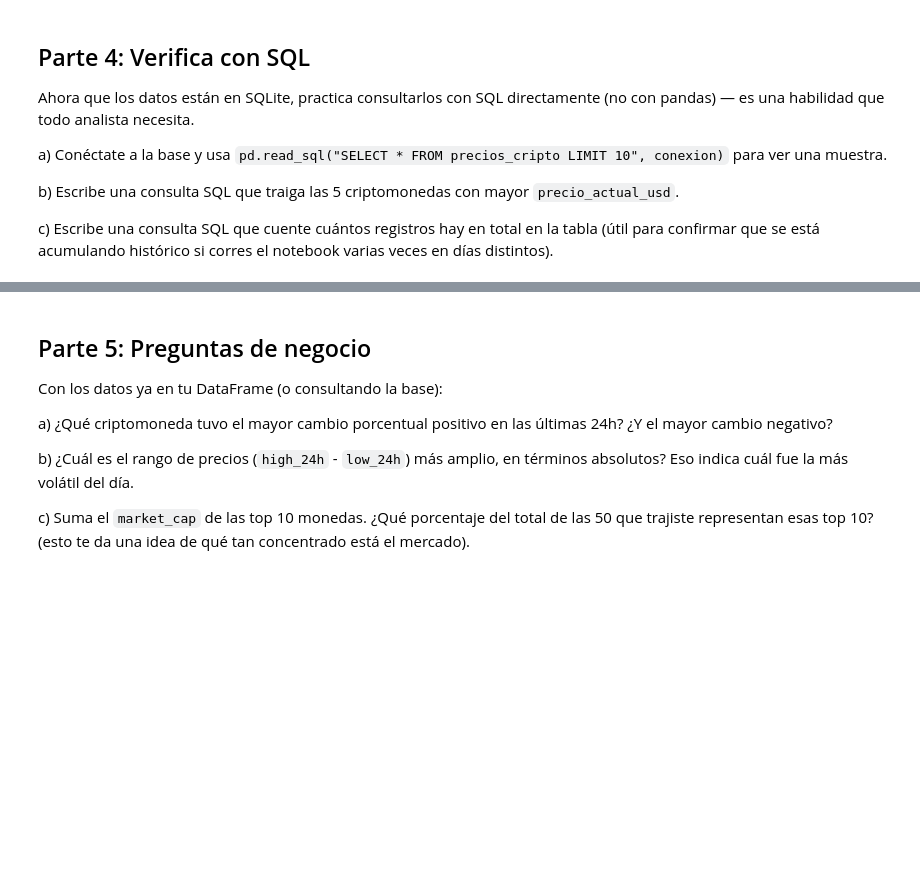
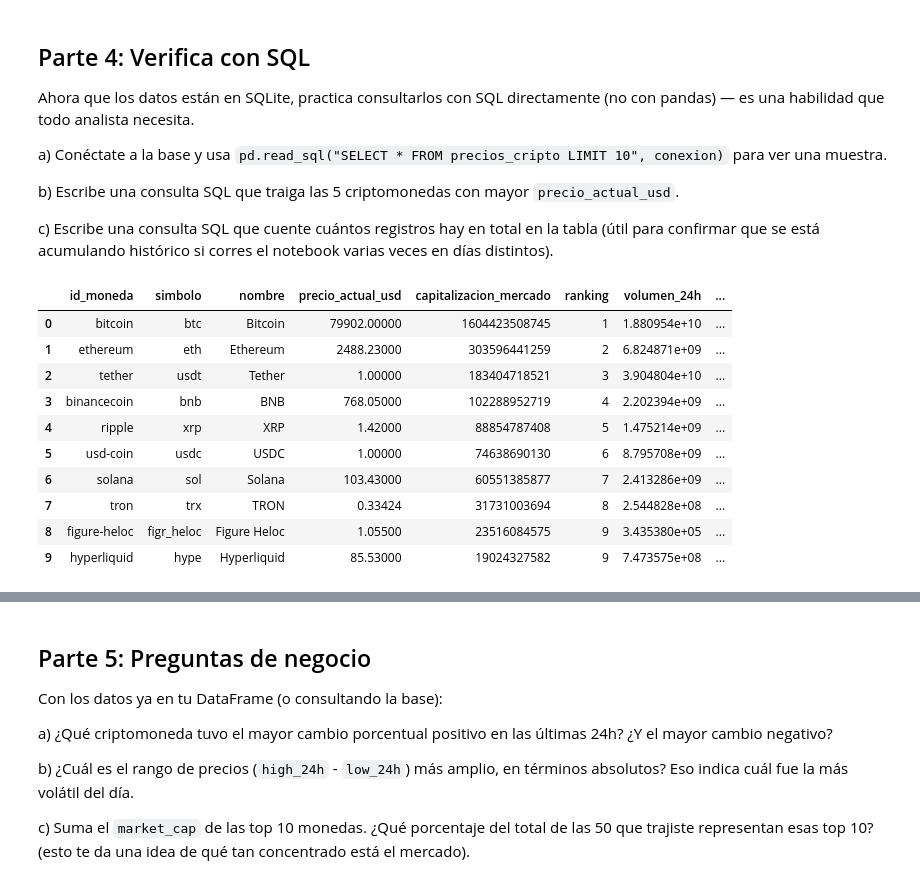
Before and after one commit to javisdata/portafolio-analisis, a Jupyter notebook: 02-etl-api-criptomonedas/notebooks/etl.ipynb, the cells around one changed output, grey strips where cells are left out. Saved outputs shown, nothing was run; the diff lists cells and outputs as text; code cells hidden in the pictures; blank space fills up the shorter version.

```diff
--- a/02-etl-api-criptomonedas/notebooks/etl.ipynb
+++ b/02-etl-api-criptomonedas/notebooks/etl.ipynb
@@ -198,0 +210,22 @@ c) Escribe una consulta SQL que cuente cuántos registros hay en total en la tab
+# %%
+import sqlite3
+import pandas as pd
+
+# Nos conectamos de nuevo a la base (cada vez que quieras consultarla, necesitas abrir la conexion)
+conexion = sqlite3.connect('../data/cripto.db')
+
+# Le pedimos a la base, con SQL, las primeras 10 filas de la tabla
+muestra = pd.read_sql("SELECT * FROM precios_cripto LIMIT 10", conexion)
+muestra
+# %% [output]
+|  | id_moneda | simbolo | nombre | precio_actual_usd | capitalizacion_mercado | ranking | volumen_24h | ... |
+| 0 | bitcoin | btc | Bitcoin | 79902.00000 | 1604423508745 | 1 | 1.880954e+10 | ... |
+| 1 | ethereum | eth | Ethereum | 2488.23000 | 303596441259 | 2 | 6.824871e+09 | ... |
+| 2 | tether | usdt | Tether | 1.00000 | 183404718521 | 3 | 3.904804e+10 | ... |
+| 3 | binancecoin | bnb | BNB | 768.05000 | 102288952719 | 4 | 2.202394e+09 | ... |
+| 4 | ripple | xrp | XRP | 1.42000 | 88854787408 | 5 | 1.475214e+09 | ... |
+| 5 | usd-coin | usdc | USDC | 1.00000 | 74638690130 | 6 | 8.795708e+09 | ... |
+| 6 | solana | sol | Solana | 103.43000 | 60551385877 | 7 | 2.413286e+09 | ... |
+| 7 | tron | trx | TRON | 0.33424 | 31731003694 | 8 | 2.544828e+08 | ... |
+| 8 | figure-heloc | figr_heloc | Figure Heloc | 1.05500 | 23516084575 | 9 | 3.435380e+05 | ... |
+| 9 | hyperliquid | hype | Hyperliquid | 85.53000 | 19024327582 | 9 | 7.473575e+08 | ... |
```
Also changed, not shown: parts of 5 cells of this notebook, 1 other file.
